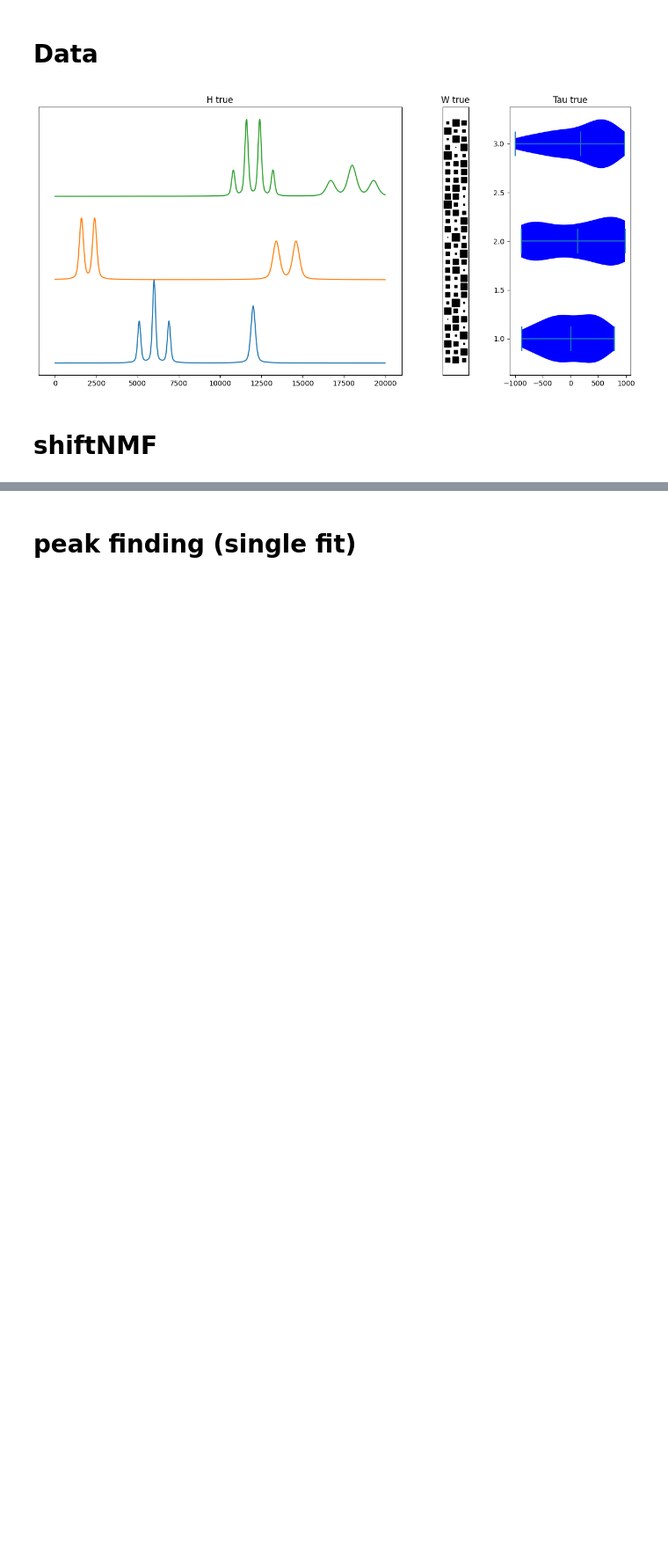
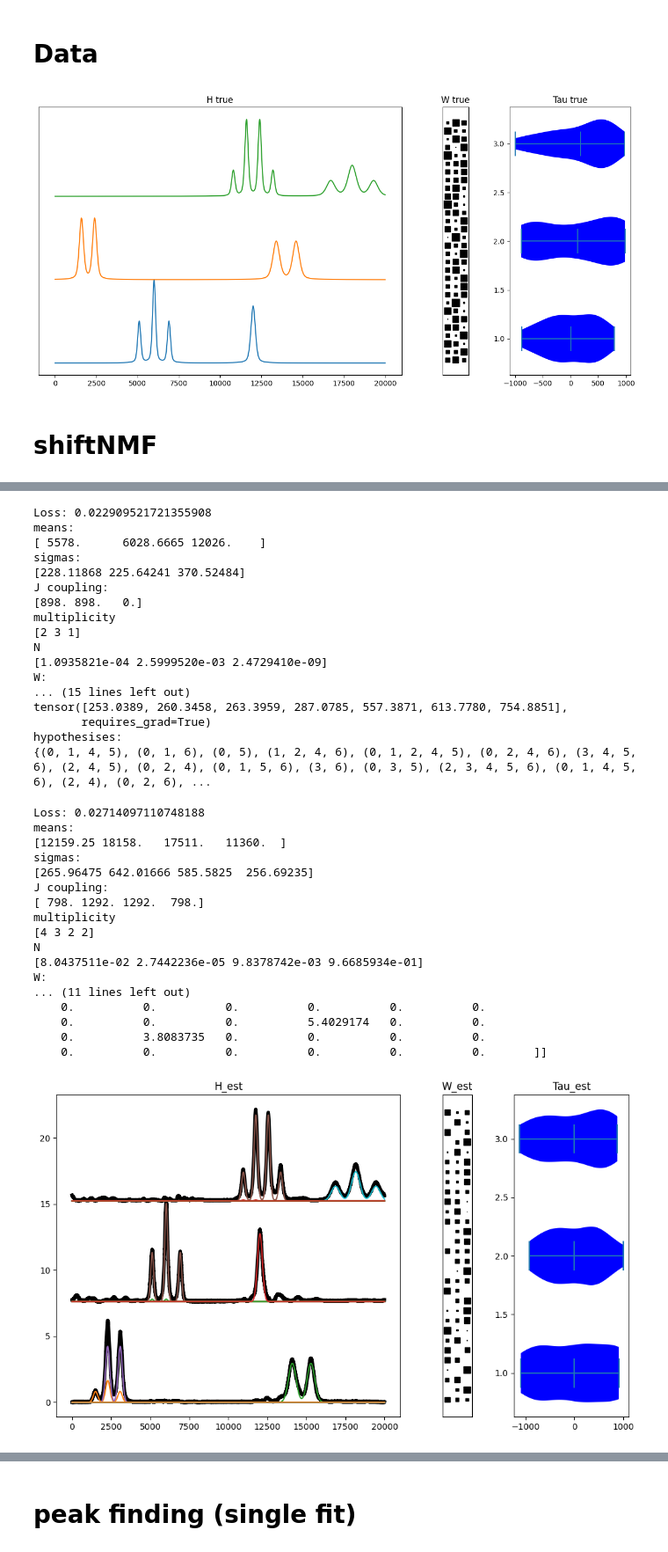
Before and after one commit to LucasEmcken/Bachelorprojekt, a Jupyter notebook: artificial_experiment.ipynb, the cells around one changed output, grey strips where cells are left out. Shown at 88% size. Saved outputs shown, nothing was run; the diff lists cells and outputs as text; code cells hidden in the pictures; blank space fills up the shorter version.

```diff
--- a/artificial_experiment.ipynb
+++ b/artificial_experiment.ipynb
@@ -55,9 +63,4 @@ plt.show()
 # %%
-
-torch.manual_seed(40)
-
-nmf = ShiftNMF(X_ART_NOISY, 3, lr=0.1, alpha=1e-6, patience=30, min_imp=-10000, normalize_components=False)
-W_est, H_est, tau_est = nmf.fit(verbose=1, max_iter=1000, tau_iter=0)
 
 fig = plt.figure(figsize=(10, 6))
 # Create a gridspec object with 2 rows and 3 columns
@@ -97,14 +100,14 @@ for i in range(len(H_est)):
     #diff_matrix = calc_difference_matrix(sigmas)
     diff_matrix = calc_difference_matrix(np.ones((len(sigmas))))
     hypothesis = peak_hypothesis(diff_matrix, cutoff=10/100)
-    hardmodel = Hard_Model(H_est[i], hypothesis, means, sigmas, n, lr=10, alpha = 1e-3, factor=1, patience=1, min_imp=0.01)
+    hardmodel = Hard_Model(H_est[i], hypothesis, means, sigmas, n)
 
     W, C, running_loss, path, lambdas, loss = hardmodel.fit(verbose=True, return_loss=True)
     reg_paths.append(path)
     lambda_axis.append(lambdas)
     C_path.append(C)
     losses.append(loss)
-    means, sigma, j_coup, mult, n = hardmodel.return_values()
+    means, sigma, j_coup, mult, n, w = hardmodel.return_values()
     print("means:")
     print(means)
     print("sigmas:")
@@ -139,3 +151,38 @@ Loss: 0.0218195849866511560017053424
+Loss: 0.022909521721355908
+means:
+[ 5578.      6028.6665 12026.    ]
+sigmas:
+[228.11868 225.64241 370.52484]
+J coupling:
+[898. 898.   0.]
+multiplicity
+[2 3 1]
+N
+[1.0935821e-04 2.5999520e-03 2.4729410e-09]
+W:
+... (15 lines left out)
+tensor([253.0389, 260.3458, 263.3959, 287.0785, 557.3871, 613.7780, 754.8851],
+       requires_grad=True)
+hypothesises:
+{(0, 1, 4, 5), (0, 1, 6), (0, 5), (1, 2, 4, 6), (0, 1, 2, 4, 5), (0, 2, 4, 6), (3, 4, 5, 6), (2, 4, 5), (0, 2, 4), (0, 1, 5, 6), (3, 6), (0, 3, 5), (2, 3, 4, 5, 6), (0, 1, 4, 5, 6), (2, 4), (0, 2, 6), ...
+Loss: 0.02714097110748188
+means:
+[12159.25 18158.   17511.   11360.  ]
+sigmas:
+[265.96475 642.01666 585.5825  256.69235]
+J coupling:
+[ 798. 1292. 1292.  798.]
+multiplicity
+[4 3 2 2]
+N
+[8.0437511e-02 2.7442236e-05 9.8378742e-03 9.6685934e-01]
+W:
+... (11 lines left out)
+    0.          0.          0.          0.          0.          0.
+    0.          0.          0.          5.4029174   0.          0.
+    0.          3.8083735   0.          0.          0.          0.
+    0.          0.          0.          0.          0.          0.       ]]
+[figure, added]
 # %%
 
 for i in range(len(reg_paths)):
```
Also changed, not shown: parts of 3 cells of this notebook.
